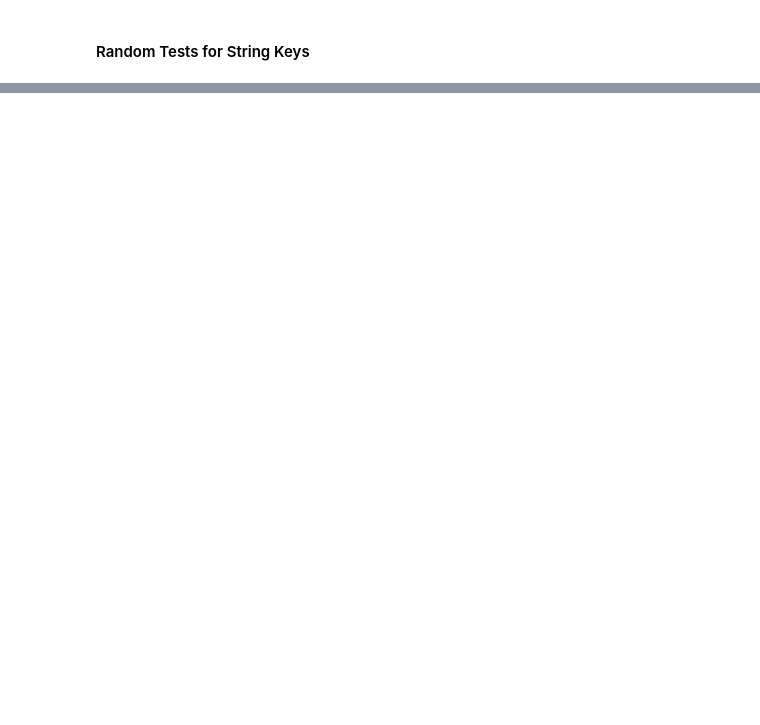
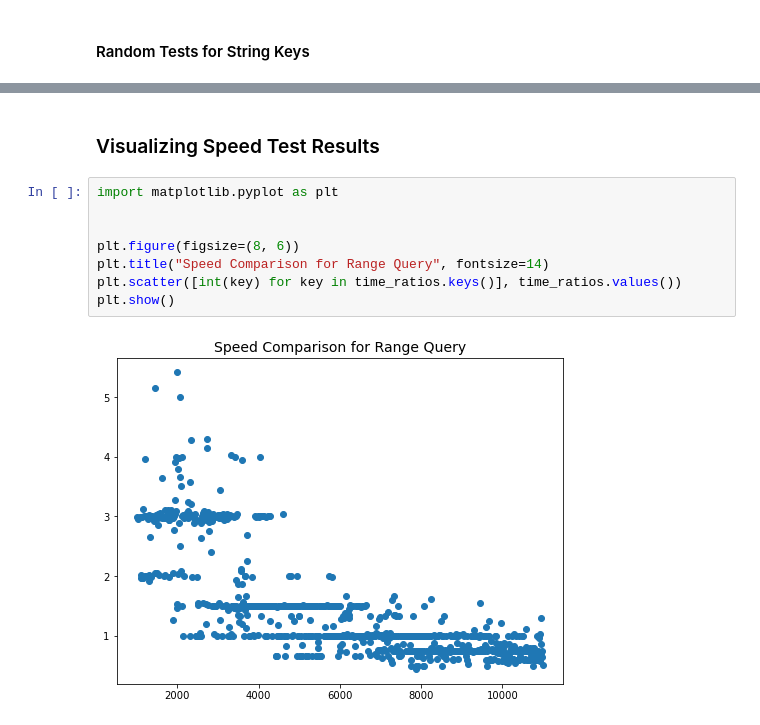
Before and after one commit to teresahanak/btree-kv-store, a Jupyter notebook: btree_kv_store_thanak_2023_01_24.ipynb, the cells around one changed output, grey strips where cells are left out. Drawn from its saved outputs; the diff is of its cells as text; blank space fills up the shorter version.

```diff
--- a/btree_kv_store_thanak_2023_01_24.ipynb
+++ b/btree_kv_store_thanak_2023_01_24.ipynb
@@ -390,2 +420,14 @@ with open("queries.csv") as f:
 # %% [output]
 [interactive output not drawn]
+# %% [markdown]
+### Visualizing Speed Test Results
+# %%
+import matplotlib.pyplot as plt
+
+
+plt.figure(figsize=(8, 6))
+plt.title("Speed Comparison for Range Query", fontsize=14)
+plt.scatter([int(key) for key in time_ratios.keys()], time_ratios.values())
+plt.show()
+# %% [output]
+[figure, added]
```
Also changed, not shown: parts of 24 cells of this notebook, 2 other files.
